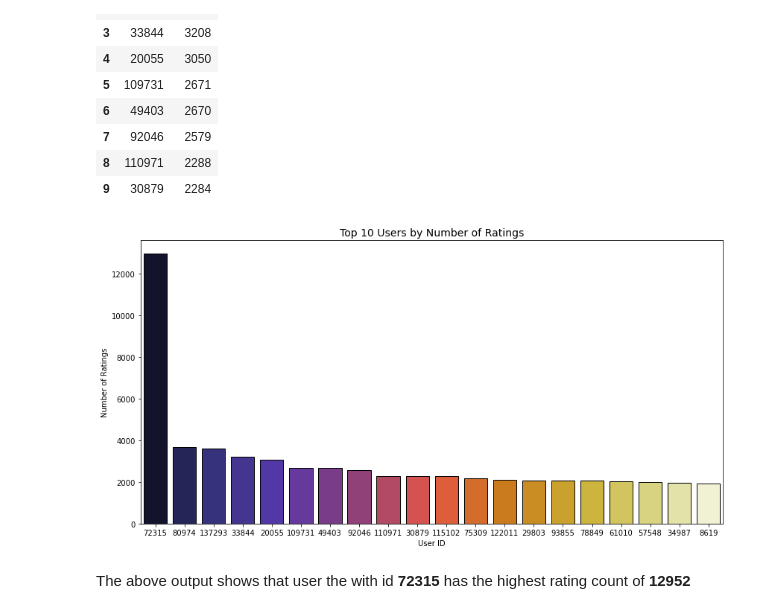
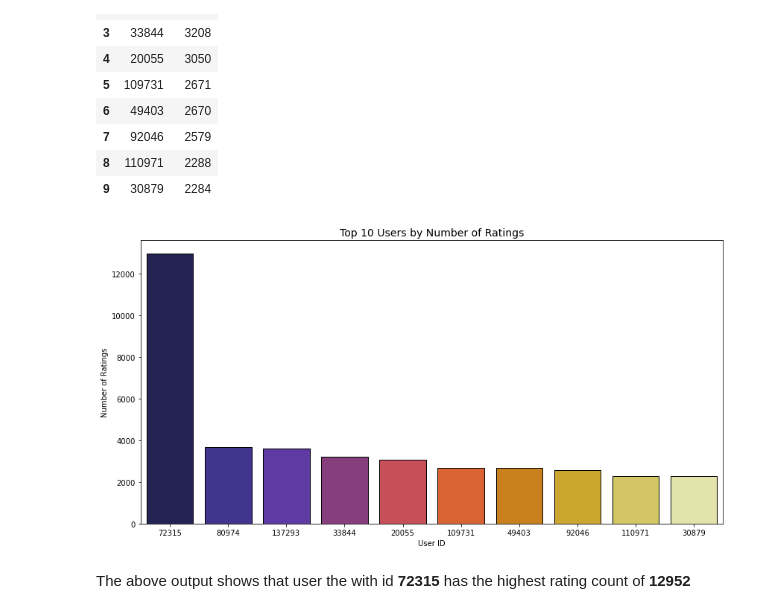
Before and after one commit to kmoketo-dev/Unsurpervised-Learning-Predict, a Jupyter notebook: unsupervised-movie-recommendation-zm6.ipynb, the cells around one changed output. Cells and saved outputs as stored; diff of their text form; code cells hidden in the pictures.

```diff
--- a/unsupervised-movie-recommendation-zm6.ipynb
+++ b/unsupervised-movie-recommendation-zm6.ipynb
@@ -431,14 +392,14 @@ user_df.head(10)
 | 9 | 30879 | 2284 |
 # %%
 plt.figure(figsize=(14,7))
-data = df_train['userId'].value_counts().head(20)
+data = df_train['userId'].value_counts().head(10)
 ax = sns.barplot(x = data.index, y = data, order= data.index, palette='CMRmap', edgecolor="black")
 plt.title(f'Top 10 Users by Number of Ratings', fontsize=14)
 plt.xlabel('User ID')
 plt.ylabel('Number of Ratings')
 plt.show()
 # %% [output]
-[figure, old version]
+[figure, new version]
 # %% [markdown]
 The above output shows that user the with id **72315** has the highest rating count of **12952**
 # %%
```
Also changed, not shown: parts of 157 cells of this notebook.
